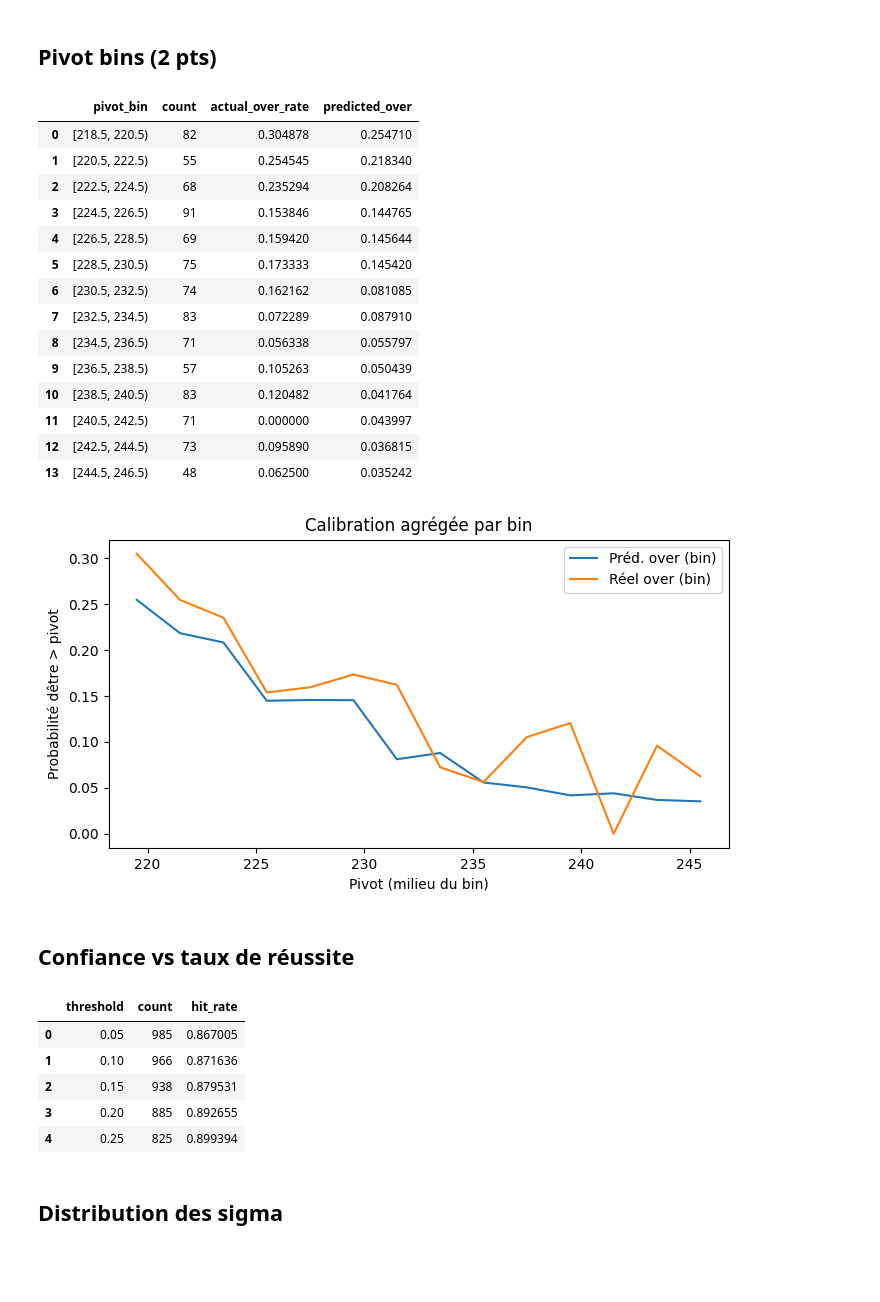
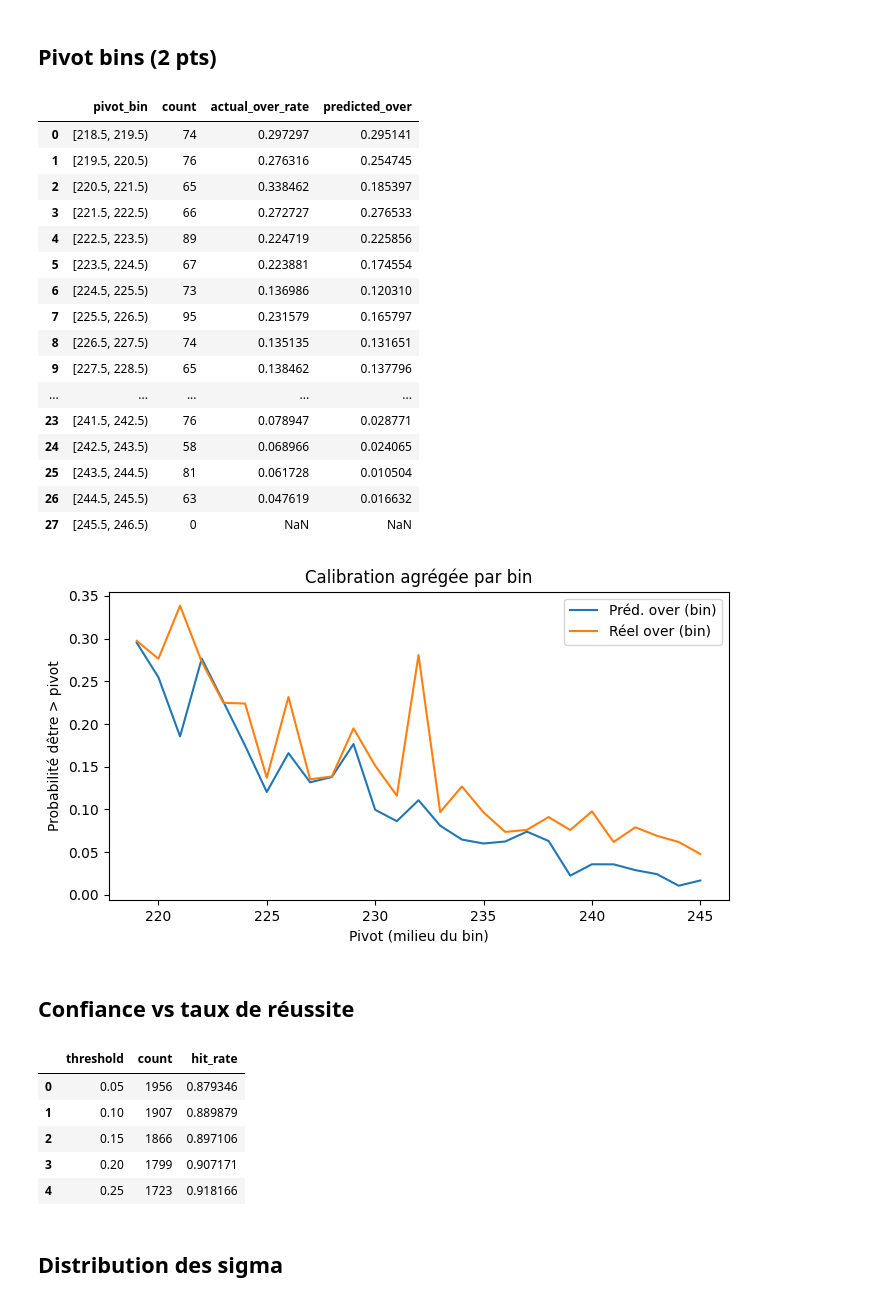
Before and after one commit to SirGenkii/NBA_Predictor, a Jupyter notebook: 09_pivot_analysis.ipynb, the cells around one changed output. Cells and saved outputs as stored; diff of their text form; code cells hidden in the pictures; blank space fills up the shorter version.

Commit message:
optimizing model param and use xgboost as the best and fastest

```diff
--- a/09_pivot_analysis.ipynb
+++ b/09_pivot_analysis.ipynb
@@ -13,7 +13,7 @@ from src.mlflow_utils import get_latest_run_dir
 RUN_DIR = get_latest_run_dir(target="POINT_TOTAL", experiment_name="point_total_regression")
 
 
-MODEL_KEY = "ngboost"  # 'lgbm', 'xgb', 'ngboost', 'stacking'
+MODEL_KEY = "catboost"  # 'lgbm', 'xgb', 'ngboost', 'stacking'
 
 summary_path = RUN_DIR / "artifacts" / "probabilities" / MODEL_KEY / f"{MODEL_KEY}_pivot_summary.csv"
 samples_path = RUN_DIR / "artifacts" / "probabilities" / MODEL_KEY / "samples" / f"{MODEL_KEY}_pivot_samples.csv"
@@ -115,41 +115,43 @@ display(top_edges)
 # %% [markdown]
 ## Pivot bins (2 pts)
 # %%
-bin_edges = pd.interval_range(start=218.5, end=246.5, freq=2, closed='left')
+bin_edges = pd.interval_range(start=218.5, end=246.5, freq=1, closed='left')
 samples_df['pivot_bin'] = pd.cut(samples_df['pivot'], bins=bin_edges)
 bin_stats = (
     samples_df.groupby('pivot_bin')
     .agg(count=('actual_over','size'), actual_over_rate=('actual_over','mean'), predicted_over=('prob_over','mean'))
     .reset_index()
 )
 display(bin_stats)
 if not bin_stats.empty:
     fig, ax = plt.subplots(figsize=(8,4))
     mids = bin_stats['pivot_bin'].apply(lambda x: x.mid if pd.notna(x) else pd.NA)
     ax.plot(mids, bin_stats['predicted_over'], label='Préd. over (bin)')
     ax.plot(mids, bin_stats['actual_over_rate'], label='Réel over (bin)')
     ax.set_xlabel('Pivot (milieu du bin)')
     ax.set_ylabel('Probabilité dêtre > pivot')
     ax.legend()
     ax.set_title('Calibration agrégée par bin')
     plt.show()
 # %% [output]
 |  | pivot_bin | count | actual_over_rate | predicted_over |
-| 0 | [218.5, 220.5) | 82 | 0.304878 | 0.254710 |
-| 1 | [220.5, 222.5) | 55 | 0.254545 | 0.218340 |
-| 2 | [222.5, 224.5) | 68 | 0.235294 | 0.208264 |
-| 3 | [224.5, 226.5) | 91 | 0.153846 | 0.144765 |
-| 4 | [226.5, 228.5) | 69 | 0.159420 | 0.145644 |
-| 5 | [228.5, 230.5) | 75 | 0.173333 | 0.145420 |
-| 6 | [230.5, 232.5) | 74 | 0.162162 | 0.081085 |
-| 7 | [232.5, 234.5) | 83 | 0.072289 | 0.087910 |
-| 8 | [234.5, 236.5) | 71 | 0.056338 | 0.055797 |
-| 9 | [236.5, 238.5) | 57 | 0.105263 | 0.050439 |
-| 10 | [238.5, 240.5) | 83 | 0.120482 | 0.041764 |
-| 11 | [240.5, 242.5) | 71 | 0.000000 | 0.043997 |
-| 12 | [242.5, 244.5) | 73 | 0.095890 | 0.036815 |
-| 13 | [244.5, 246.5) | 48 | 0.062500 | 0.035242 |
+| 0 | [218.5, 219.5) | 74 | 0.297297 | 0.295141 |
+| 1 | [219.5, 220.5) | 76 | 0.276316 | 0.254745 |
+| 2 | [220.5, 221.5) | 65 | 0.338462 | 0.185397 |
+| 3 | [221.5, 222.5) | 66 | 0.272727 | 0.276533 |
+| 4 | [222.5, 223.5) | 89 | 0.224719 | 0.225856 |
+| 5 | [223.5, 224.5) | 67 | 0.223881 | 0.174554 |
+| 6 | [224.5, 225.5) | 73 | 0.136986 | 0.120310 |
+| 7 | [225.5, 226.5) | 95 | 0.231579 | 0.165797 |
+| 8 | [226.5, 227.5) | 74 | 0.135135 | 0.131651 |
+| 9 | [227.5, 228.5) | 65 | 0.138462 | 0.137796 |
+| ... | ... | ... | ... | ... |
+| 23 | [241.5, 242.5) | 76 | 0.078947 | 0.028771 |
+| 24 | [242.5, 243.5) | 58 | 0.068966 | 0.024065 |
+| 25 | [243.5, 244.5) | 81 | 0.061728 | 0.010504 |
+| 26 | [244.5, 245.5) | 63 | 0.047619 | 0.016632 |
+| 27 | [245.5, 246.5) | 0 | NaN | NaN |
-[figure, old version]
+[figure, new version]
 # %% [markdown]
 ## Confiance vs taux de réussite
 # %%
@@ -163,11 +165,11 @@ confidence_df = pd.DataFrame(records)
 display(confidence_df)
 # %% [output]
 |  | threshold | count | hit_rate |
-| 0 | 0.05 | 985 | 0.867005 |
-| 1 | 0.10 | 966 | 0.871636 |
-| 2 | 0.15 | 938 | 0.879531 |
-| 3 | 0.20 | 885 | 0.892655 |
-| 4 | 0.25 | 825 | 0.899394 |
+| 0 | 0.05 | 1956 | 0.879346 |
+| 1 | 0.10 | 1907 | 0.889879 |
+| 2 | 0.15 | 1866 | 0.897106 |
+| 3 | 0.20 | 1799 | 0.907171 |
+| 4 | 0.25 | 1723 | 0.918166 |
 # %% [markdown]
 ## Distribution des sigma
 # %%
```
Also changed, not shown: parts of 4 cells of this notebook, 9 other files.
